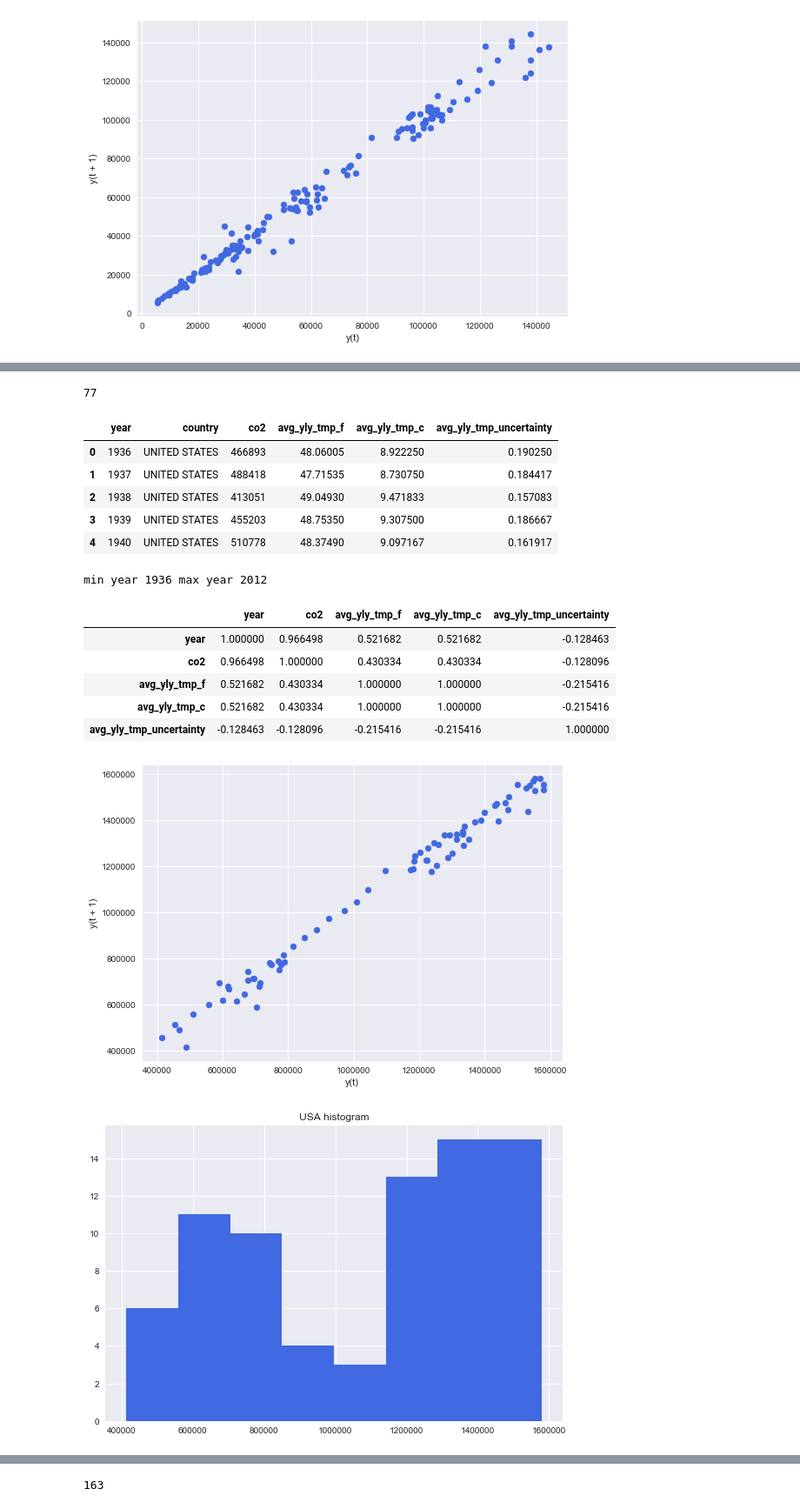
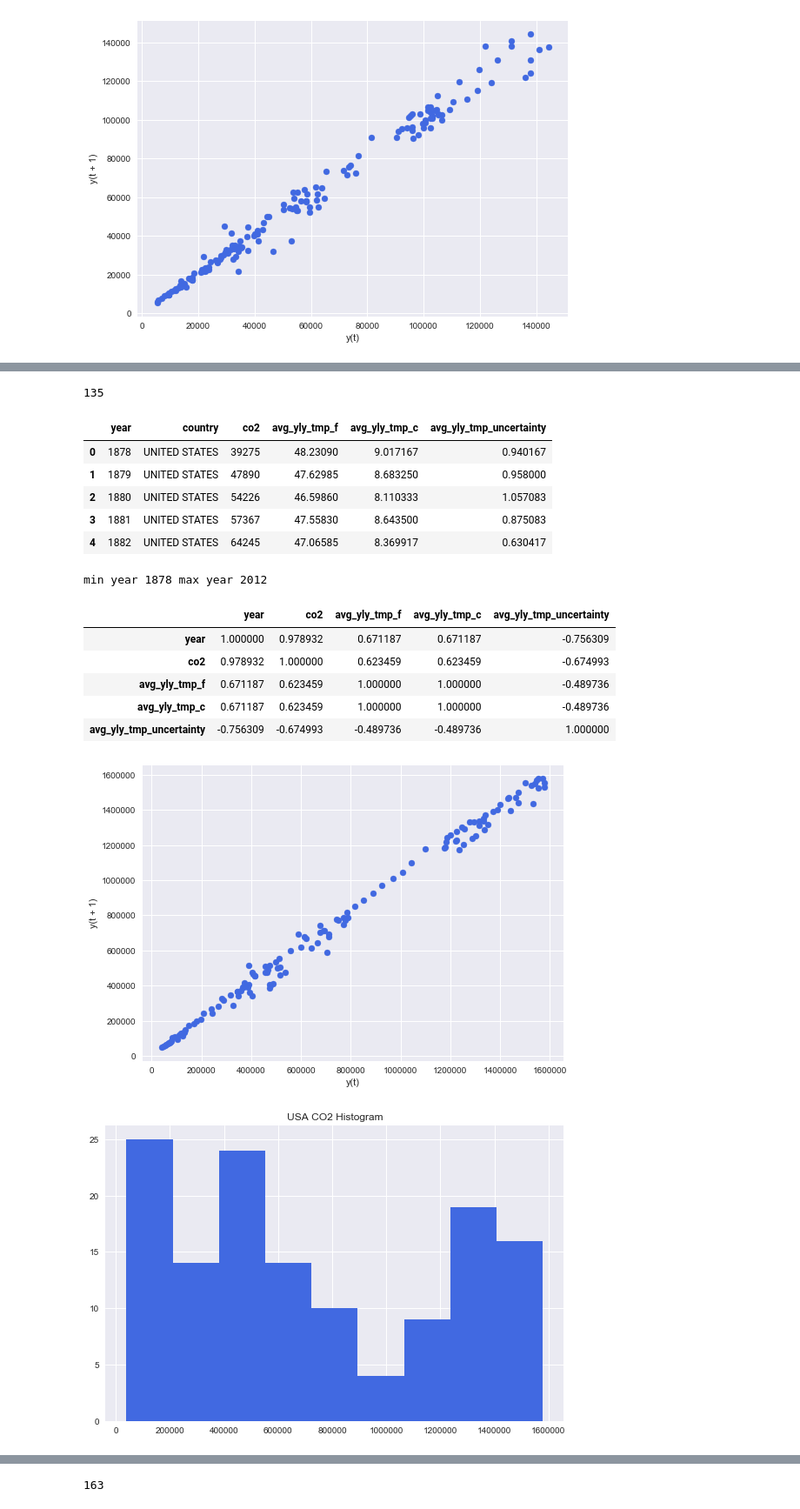
Before and after one commit to chrisg4github/Project-GW, a Jupyter notebook: GW_Plotting/CO2-Clean-Correlations/GW_Corr_Yearly_Tmp_co2.ipynb, the cells around one changed output, grey strips where cells are left out. Shown at 87% size. Drawn from its saved outputs; the diff is of its cells as text; code cells hidden in the pictures.

Commit message:
Save images for new date range

```diff
--- a/GW_Plotting/CO2-Clean-Correlations/GW_Corr_Yearly_Tmp_co2.ipynb
+++ b/GW_Plotting/CO2-Clean-Correlations/GW_Corr_Yearly_Tmp_co2.ipynb
@@ -340,17 +340,17 @@ plt.show()
 # %%
 co2tmp4A = co2_tmp_df.loc[(co2_tmp_df["country"] == 'UNITED STATES') &
-                         (co2_tmp_df["year"]>= 1936)].\
+                         (co2_tmp_df["year"]>= 1878)].\
                          reset_index(drop=True)
 print(len(co2tmp4A.index))
 co2tmp4A.head(5)
 # %% [output]
-77
+135
 |  | year | country | co2 | avg_yly_tmp_f | avg_yly_tmp_c | avg_yly_tmp_uncertainty |
-| 0 | 1936 | UNITED STATES | 466893 | 48.06005 | 8.922250 | 0.190250 |
-| 1 | 1937 | UNITED STATES | 488418 | 47.71535 | 8.730750 | 0.184417 |
-| 2 | 1938 | UNITED STATES | 413051 | 49.04930 | 9.471833 | 0.157083 |
-| 3 | 1939 | UNITED STATES | 455203 | 48.75350 | 9.307500 | 0.186667 |
-| 4 | 1940 | UNITED STATES | 510778 | 48.37490 | 9.097167 | 0.161917 |
+| 0 | 1878 | UNITED STATES | 39275 | 48.23090 | 9.017167 | 0.940167 |
+| 1 | 1879 | UNITED STATES | 47890 | 47.62985 | 8.683250 | 0.958000 |
+| 2 | 1880 | UNITED STATES | 54226 | 46.59860 | 8.110333 | 1.057083 |
+| 3 | 1881 | UNITED STATES | 57367 | 47.55830 | 8.643500 | 0.875083 |
+| 4 | 1882 | UNITED STATES | 64245 | 47.06585 | 8.369917 | 0.630417 |
 # %%
 # Get the min and max date range
 co2tmp4A_min_date = co2tmp4A["year"].min()
@@ -358,16 +358,16 @@ co2tmp4A_max_date = co2tmp4A["year"].max()
 print("min year " + str(co2tmp4A_min_date) + " max year " + \
       str(co2tmp4A_max_date))
 # %% [output]
-min year 1936 max year 2012
+min year 1878 max year 2012
 # %%
 co2tmp4A.corr()
 # %% [output]
 |  | year | co2 | avg_yly_tmp_f | avg_yly_tmp_c | avg_yly_tmp_uncertainty |
-| year | 1.000000 | 0.966498 | 0.521682 | 0.521682 | -0.128463 |
-| co2 | 0.966498 | 1.000000 | 0.430334 | 0.430334 | -0.128096 |
-| avg_yly_tmp_f | 0.521682 | 0.430334 | 1.000000 | 1.000000 | -0.215416 |
-| avg_yly_tmp_c | 0.521682 | 0.430334 | 1.000000 | 1.000000 | -0.215416 |
-| avg_yly_tmp_uncertainty | -0.128463 | -0.128096 | -0.215416 | -0.215416 | 1.000000 |
+| year | 1.000000 | 0.978932 | 0.671187 | 0.671187 | -0.756309 |
+| co2 | 0.978932 | 1.000000 | 0.623459 | 0.623459 | -0.674993 |
+| avg_yly_tmp_f | 0.671187 | 0.623459 | 1.000000 | 1.000000 | -0.489736 |
+| avg_yly_tmp_c | 0.671187 | 0.623459 | 1.000000 | 1.000000 | -0.489736 |
+| avg_yly_tmp_uncertainty | -0.756309 | -0.674993 | -0.489736 | -0.489736 | 1.000000 |
 # %%
 from pandas.plotting import lag_plot
 from matplotlib.figure import Figure
@@ -383,19 +383,19 @@ plt.tight_layout()
 plt.savefig("usa_lag-plot_co2.png")
 plt.show()
 # %% [output]
-[figure, old version]
+[figure, new version]
 # %%
 from matplotlib import pyplot as plt
 import numpy as np
 
 a = np.array(co2tmp4A["co2"])
 plt.hist(a, bins='auto')
-plt.title("USA histogram")
+plt.title("USA CO2 Histogram")
 plt.tight_layout()
 plt.savefig("usa_histogram_co2.png")
 plt.show()
 # %% [output]
-[figure, old version]
+[figure, new version]
 # %%
 # https://seaborn.pydata.org/generated/seaborn.regplot.html
 # import seaborn as sns; sns.set(color_codes=True)
```
Also changed, not shown: parts of 18 cells of this notebook, 41 other files.
